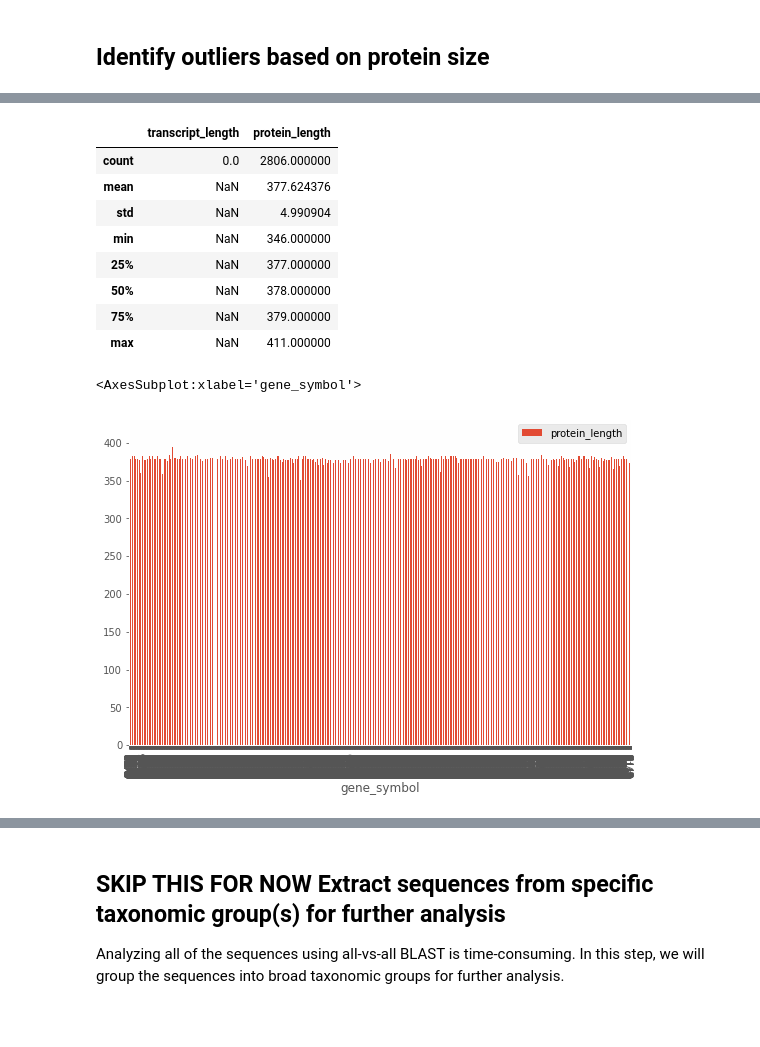
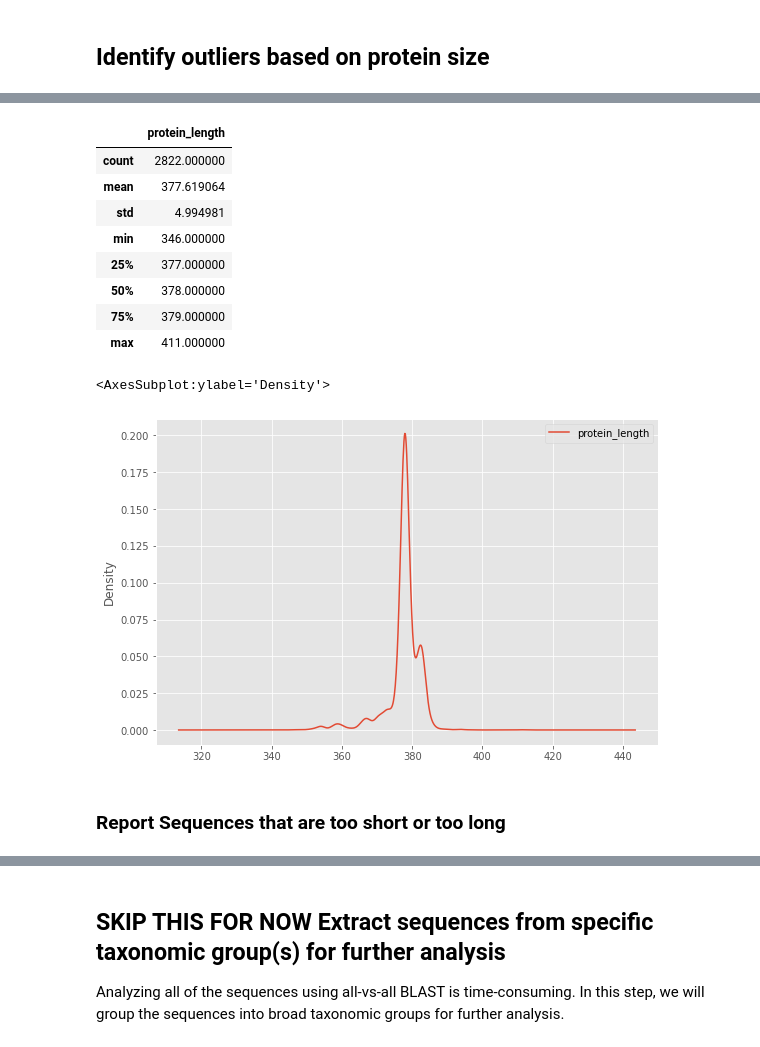
Before and after one commit to NCBI-Codeathons/Marker-Gene-Validator, a Jupyter notebook: marker_gene.ipynb, the cells around one changed output, grey strips where cells are left out. Drawn from its saved outputs; the diff is of its cells as text; code cells hidden in the pictures; blank space fills up the shorter version.

```diff
--- a/marker_gene.ipynb
+++ b/marker_gene.ipynb
@@ -71,5 +88,6 @@ display(df.sort_values(by=['Count'], ascending=False))
 # %%
 pd.set_option('display.max_rows', 500)
 data_table_df = pd.read_csv(data_table, sep='\t', index_col=1)
+data_table_df.drop(['description', 'common_name', 'gene_type', 'transcript_accession', 'transcript_name', 'transcript_length', 'transcript_cds_coords', 'isoform_name'], axis=1, inplace=True)
 data_table_df.head(500)
 # %% [output]
@@ -94,19 +112,21 @@ data_table_df.head(500)
 # %%
-data_table_df[['transcript_length', 'protein_length']].describe()
+data_table_df[['protein_length']].describe()
 # %% [output]
-|  | transcript_length | protein_length |
-| count | 0.0 | 2806.000000 |
-| mean | NaN | 377.624376 |
-| std | NaN | 4.990904 |
-| min | NaN | 346.000000 |
-| 25% | NaN | 377.000000 |
-| 50% | NaN | 378.000000 |
-| 75% | NaN | 379.000000 |
-| max | NaN | 411.000000 |
+|  | protein_length |
+| count | 2822.000000 |
+| mean | 377.619064 |
+| std | 4.994981 |
+| min | 346.000000 |
+| 25% | 377.000000 |
+| 50% | 378.000000 |
+| 75% | 379.000000 |
+| max | 411.000000 |
 # %%
-data_table_df.plot(kind='bar', y='protein_length', figsize=(9,6))
+data_table_df.plot(kind='kde', y='protein_length', figsize=(9,6))
 # %% [output]
-<AxesSubplot:xlabel='gene_symbol'>
+<AxesSubplot:ylabel='Density'>
-[figure, old version]
+[figure, new version]
+# %% [markdown]
+### Report Sequences that are too short or too long
 # %%
 #identify sequences outside of length range for analsysis
```
Also changed, not shown: parts of 34 cells of this notebook.
